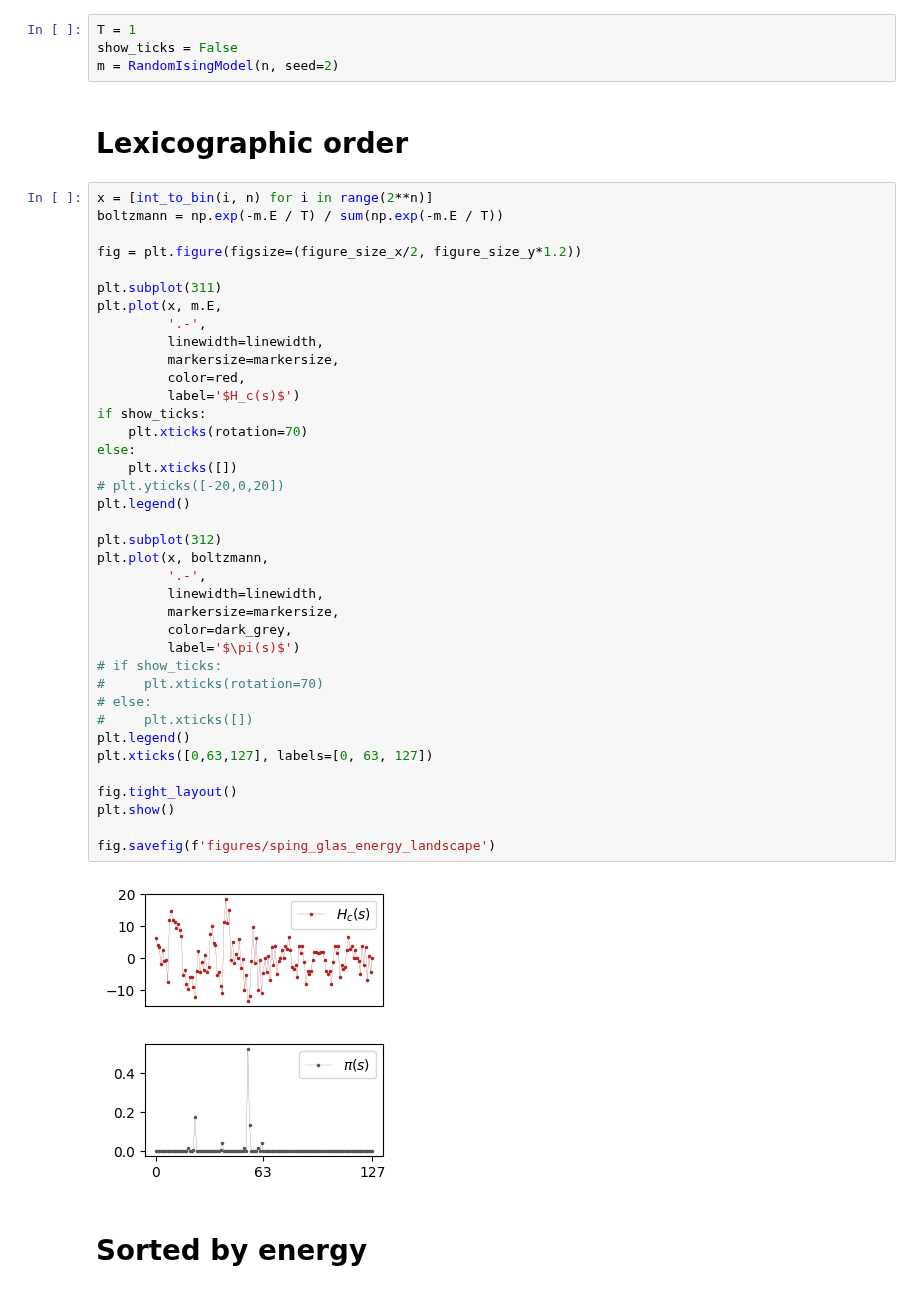
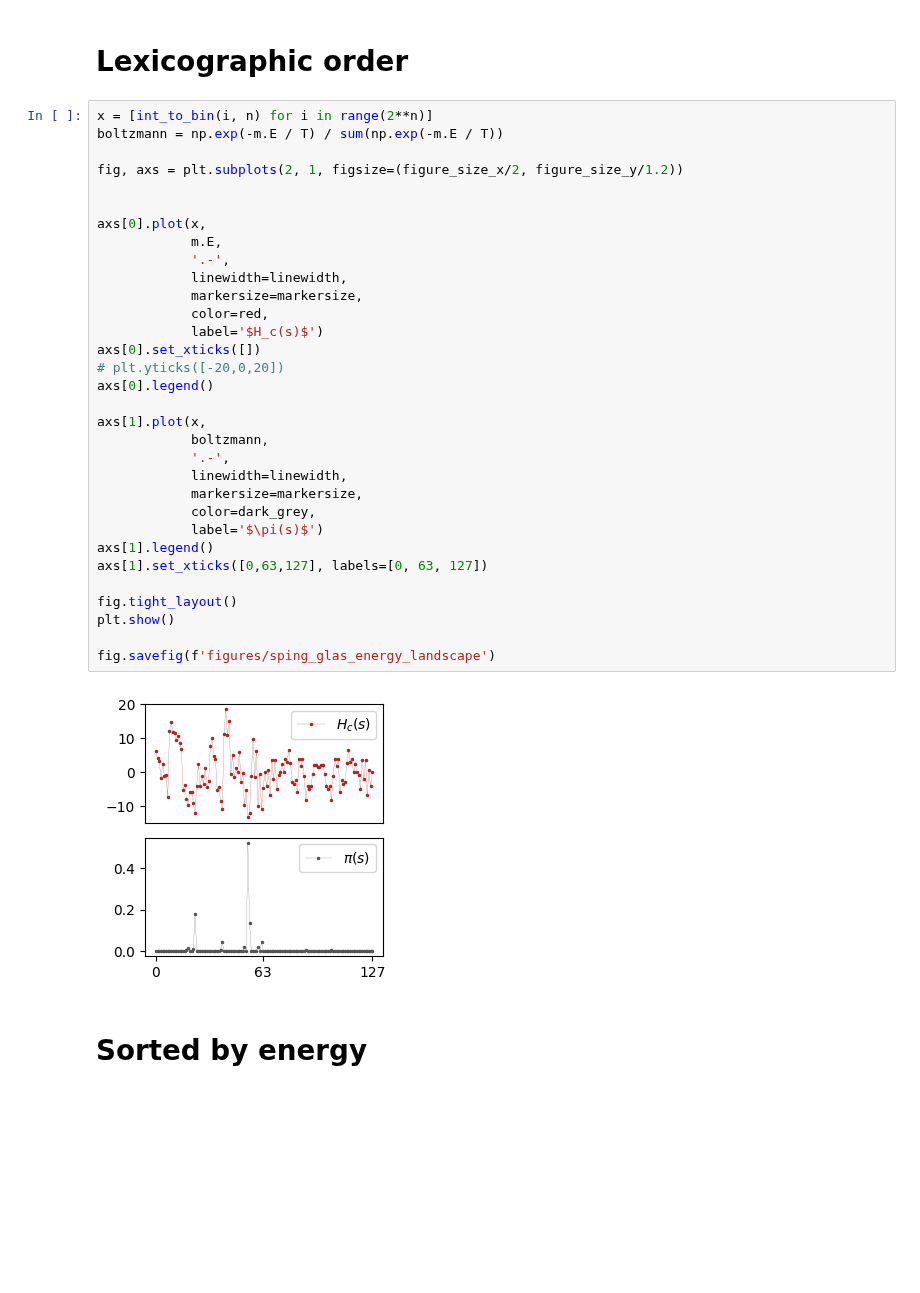
Before and after one commit to petr-ivashkov/quantum-mcmc, a Jupyter notebook: plots/energy_landscape.ipynb, the cells around one changed output. Drawn from its saved outputs; the diff is of its cells as text; blank space fills up the shorter version.

Commit message:
upd figure

```diff
--- a/plots/energy_landscape.ipynb
+++ b/plots/energy_landscape.ipynb
@@ -10,50 +9,40 @@ show_ticks = False
 m = RandomIsingModel(n, seed=2)
-# %%
-T = 1
-show_ticks = False
-m = RandomIsingModel(n, seed=2)
 # %% [markdown]
 # Lexicographic order
 # %%
 x = [int_to_bin(i, n) for i in range(2**n)]
 boltzmann = np.exp(-m.E / T) / sum(np.exp(-m.E / T))
 
-fig = plt.figure(figsize=(figure_size_x/2, figure_size_y*1.2))
+fig, axs = plt.subplots(2, 1, figsize=(figure_size_x/2, figure_size_y/1.2))
 
-plt.subplot(311)
-plt.plot(x, m.E,
-         '.-',
-         linewidth=linewidth,
-         markersize=markersize,
-         color=red,
-         label='$H_c(s)$')
-if show_ticks:
-    plt.xticks(rotation=70)
-else:
-    plt.xticks([])
+
+axs[0].plot(x,
+            m.E,
+            '.-',
+            linewidth=linewidth,
+            markersize=markersize,
+            color=red,
+            label='$H_c(s)$')
+axs[0].set_xticks([])
 # plt.yticks([-20,0,20])
-plt.legend()
+axs[0].legend()
 
-plt.subplot(312)
-plt.plot(x, boltzmann,
-         '.-',
-         linewidth=linewidth,
-         markersize=markersize,
-         color=dark_grey,
-         label='$\pi(s)$')
-# if show_ticks:
-#     plt.xticks(rotation=70)
-# else:
-#     plt.xticks([])
-plt.legend()
-plt.xticks([0,63,127], labels=[0, 63, 127])
+axs[1].plot(x,
+            boltzmann,
+            '.-',
+            linewidth=linewidth,
+            markersize=markersize,
+            color=dark_grey,
+            label='$\pi(s)$')
+axs[1].legend()
+axs[1].set_xticks([0,63,127], labels=[0, 63, 127])
 
 fig.tight_layout()
 plt.show()
 
 fig.savefig(f'figures/sping_glas_energy_landscape')
 # %% [output]
-[figure, old version]
+[figure, new version]
 # %% [markdown]
 # Sorted by energy
 # %%
```
Also changed, not shown: parts of 1 cell of this notebook, 2 other files.
